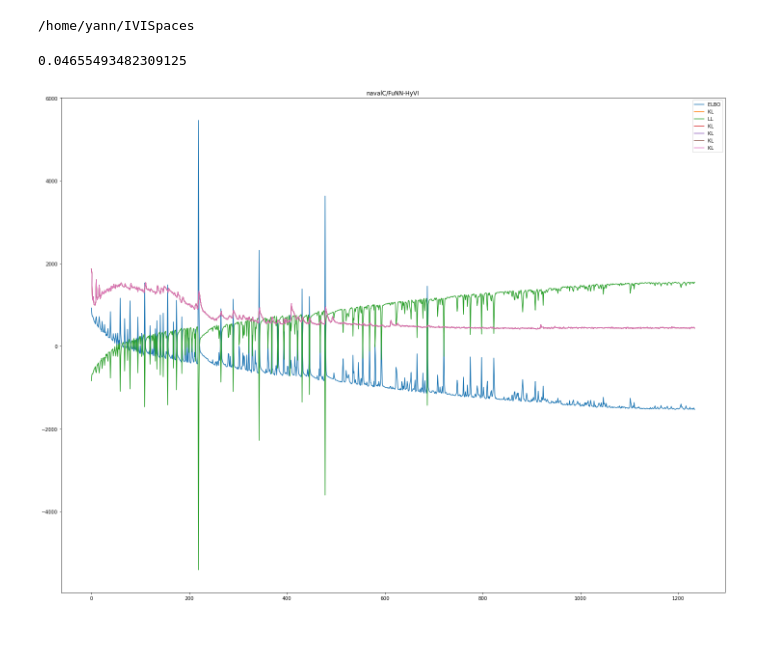
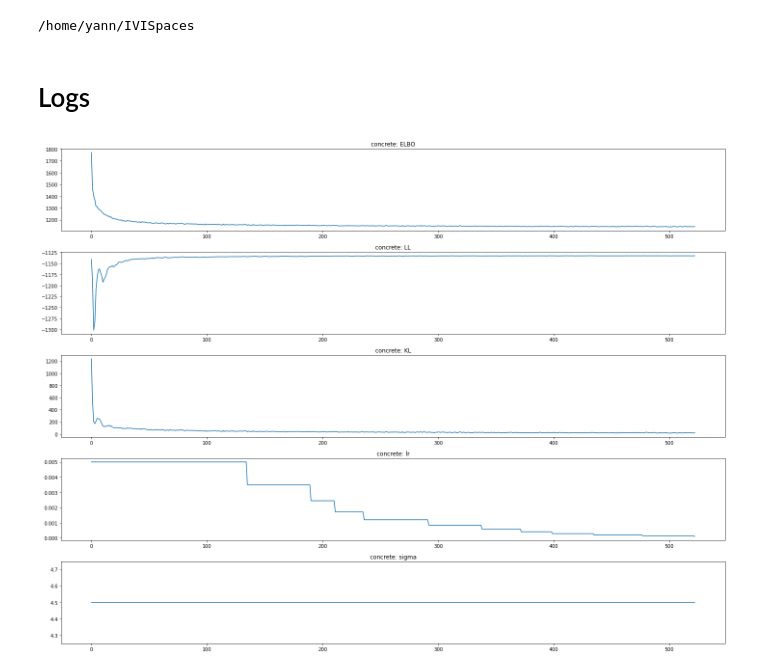
Before and after one commit to yannpequignot/IVISpaces, a Jupyter notebook: Notebooks/FuNN-HyVI.ipynb, the cells around one changed output. Cells and saved outputs as stored; diff of their text form; code cells hidden in the pictures; blank space fills up the shorter version.

```diff
--- a/Notebooks/FuNN-HyVI.ipynb
+++ b/Notebooks/FuNN-HyVI.ipynb
@@ -10,7 +10,7 @@ from Tools import uniform_rect_sampler
 # %%
 device =torch.device('cuda:0' if torch.cuda.is_available() else 'cpu')
 # %%
-dataset='navalC'
+dataset='concrete'
 seed=117
 setup_ = get_setup(dataset)
 setup = setup_.Setup(device, seed=seed)
@@ -20,6 +20,7 @@ input_dim = x_train.shape[1]
 train_dataset = torch.utils.data.TensorDataset(x_train, y_train)
 
 std_y_train = torch.tensor(setup.scaler_y.scale_, device=device).squeeze().float()
+sigma_noise=setup.sigma_noise
 # %%
 nb_input_samples = 500
 n_epochs = 2000
@@ -35,32 +36,23 @@ n_samples_VAR = 50
 # %%
 input_sampler = uniform_rect_sampler(x_train, n=nb_input_samples)
 
-model = HyVI(input_dim, layerwidth, nblayers, activation, init_sigma_noise=1., learn_noise=True,
+model = HyVI(input_dim, layerwidth, nblayers, activation, init_sigma_noise=sigma_noise, learn_noise=False,
              lat_dim=lat_dim).to(device)
 logs, run_time = FuNN_train(model, train_dataset, batch_size, input_sampler, n_epochs=n_epochs,
-                        patience=patience, n_samples_VAR =n_samples_VAR)
+                        patience=patience)
-# %%
-(batch_size / len(x_train))
-# %% [output]
-0.04655493482309125
+# %% [markdown]
+# Logs
 # %%
+
 from pylab import *
-methods_=['FuNN-HyVI']
-method='FuNN-HyVI'
-fig, ax=plt.subplots(len(methods_), 1, figsize=(20,15))
-#ax=ax.flatten()
+fig, ax=plt.subplots(5, 1, figsize=(20,15))
+ax=ax.flatten()
 i=0
 for key in logs.keys():
-    if  key=='LL' or key=='ELBO': #key=='KL' or
-        ax.plot(range(len(logs[key])), logs[key], label=key)
-    key='KL'
-    ax.plot(range(len(logs[key])), torch.as_tensor(logs[key]), label=key)
-
-    ax.legend()
-
-    ax.set_title(dataset+'/'+method)
-i+=1
+    ax[i].plot(range(len(logs[key])), logs[key])
+    ax[i].set_title(dataset+': '+key)
+    i+=1
 
 fig.tight_layout()
 # %% [output]
-[figure, old version]
+[figure, new version]
```
Also changed, not shown: parts of 14 cells of this notebook, 2 other files.
